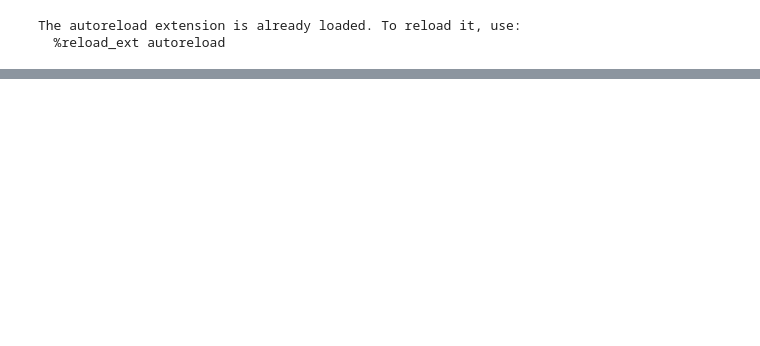
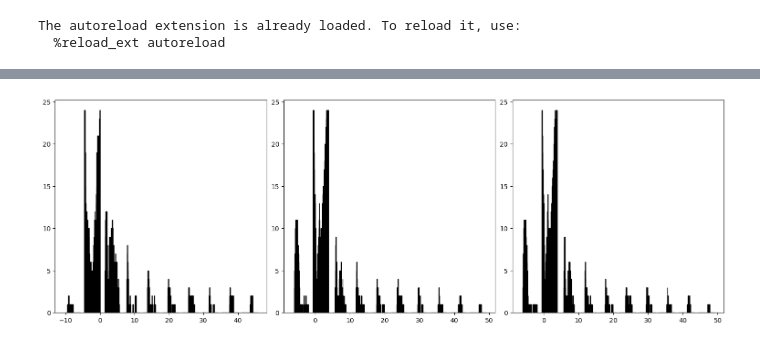
Before and after one commit to louiswicker/CAM_analysis_tools, a Jupyter notebook: ideal_cases/bubble_profiles.ipynb, the cells around one changed output, grey strips where cells are left out. Drawn from its saved outputs; the diff is of its cells as text; code cells hidden in the pictures; blank space fills up the shorter version.

```diff
--- a/ideal_cases/bubble_profiles.ipynb
+++ b/ideal_cases/bubble_profiles.ipynb
@@ -773,0 +190,8 @@ ax.set_title("Dry mass pressure perturbation");
+# %%
+fig, ax = plt.subplots(1,3, constrained_layout=True, figsize=(15,5))
+ax[0].hist(w_col, bins=10, edgecolor='black')
+ax[1].hist(w_col2, bins=10, edgecolor='black')
+ax[2].hist(w_col3, bins=10, edgecolor='black')
+plt.show()
+# %% [output]
+[figure, added]
```
Also changed, not shown: parts of 28 cells of this notebook, 6 other files.
